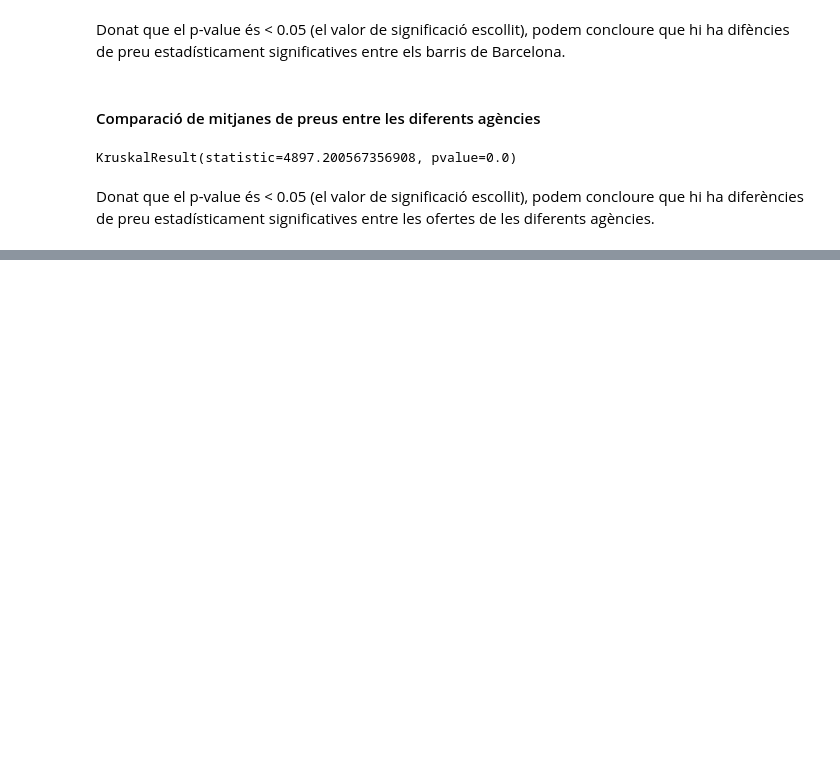
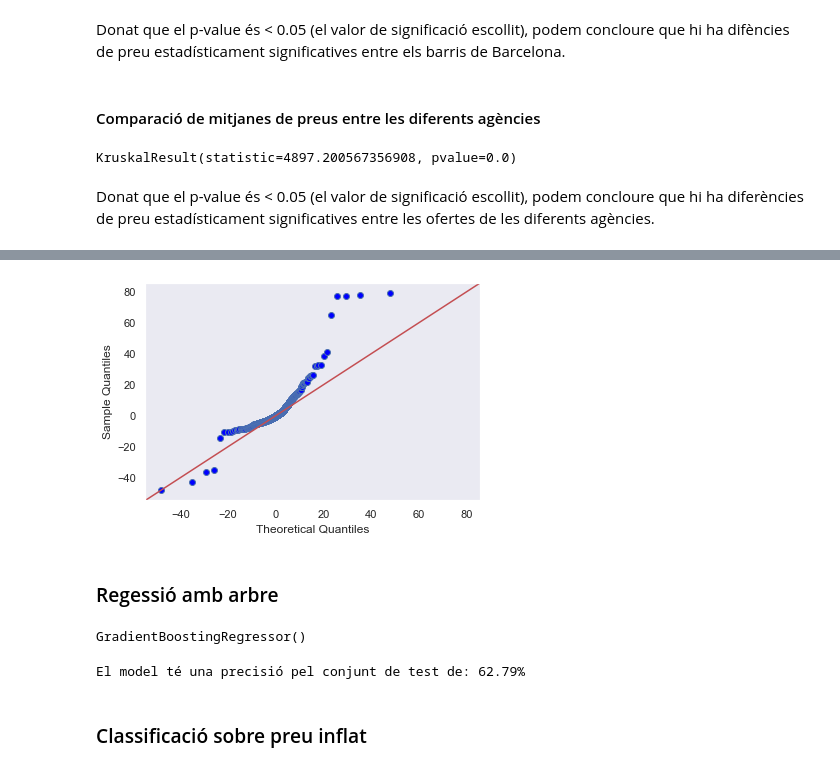
Before and after one commit to xordi/TPCD_Practica2, a Jupyter notebook: src/notebook.ipynb, the cells around one changed output, grey strips where cells are left out. Drawn from its saved outputs; the diff is of its cells as text; code cells hidden in the pictures; blank space fills up the shorter version.

Commit message:
Regressió, model lineal i arbre

```diff
--- a/src/notebook.ipynb
+++ b/src/notebook.ipynb
@@ -423,0 +520,5 @@ Donat que el p-value és < 0.05 (el valor de significació escollit), podem conc
+# %%
+apartments.realestate_size.astype('category')
+apartments.realestate_size.value_counts()
+apartments_regression = apartments.drop(columns=['realestate','building_type','latitude','longitude','link','neighb_meanprice'])
+apartments_regression
@@ -423,0 +541,20 @@ Donat que el p-value és < 0.05 (el valor de significació escollit), podem conc
+# %%
+from sklearn.compose import ColumnTransformer
+from sklearn.preprocessing import OneHotEncoder
+
+cat_labels = apartments_regression.select_dtypes(include=['object', 'category','bool']).columns.to_list()
+numeric_labels = apartments_regression.select_dtypes(include=['float64', 'int']).columns.to_list()
+
+
+preprocessor = ColumnTransformer([('encoder', OneHotEncoder(), cat_labels)],
+                    remainder='passthrough'
+               )
+
+apartments_regression_cod = preprocessor.fit_transform(apartments_regression)
+
+cat_labels_encoded = preprocessor.named_transformers_['encoder'].get_feature_names(cat_labels)
+
+new_labels = np.concatenate([cat_labels_encoded,numeric_labels])
+
+apartments_regression_cod = pd.DataFrame(apartments_regression_cod.todense(), columns=new_labels)
+apartments_regression_cod
@@ -423,0 +575,14 @@ Donat que el p-value és < 0.05 (el valor de significació escollit), podem conc
+# %%
+from sklearn.linear_model import LinearRegression
+from sklearn.model_selection import cross_val_score
+from sklearn.preprocessing import StandardScaler
+
+from statsmodels.api import OLS
+import statsmodels.api as sm
+
+
+X = apartments_regression_cod.drop(columns = 'price')
+y = apartments_regression_cod['price']
+reg = OLS(y,X).fit()
+
+reg.summary()
@@ -423,0 +624,32 @@ Donat que el p-value és < 0.05 (el valor de significació escollit), podem conc
+# %%
+import scipy.stats as stats
+res = reg.resid # residuals
+fig = sm.qqplot(res, stats.t, fit=True, line="45")
+plt.show()
+# %% [output]
+[figure, added]
+# %% [markdown]
+### Regessió amb arbre
+# %%
+from sklearn.model_selection import train_test_split
+from sklearn.ensemble import GradientBoostingRegressor
+import seaborn as sb;
+
+
+X = apartments_regression_cod.drop(columns = 'price')
+y = apartments_regression_cod['price']
+
+X_train, X_test, y_train, y_test = train_test_split(X, y, test_size=0.33, random_state=42)
+model = GradientBoostingRegressor()
+
+model.fit(X_train, y_train)
+# %% [output]
+GradientBoostingRegressor()
+# %%
+accuracy = model.score(X_test, y_test)
+
+print("El model té una precisió pel conjunt de test de: "+str(round(accuracy*100,2))+"%")
+# %% [output]
+El model té una precisió pel conjunt de test de: 62.79%
+# %% [markdown]
+### Classificació sobre preu inflat
```
Also changed, not shown: parts of 24 cells of this notebook.
